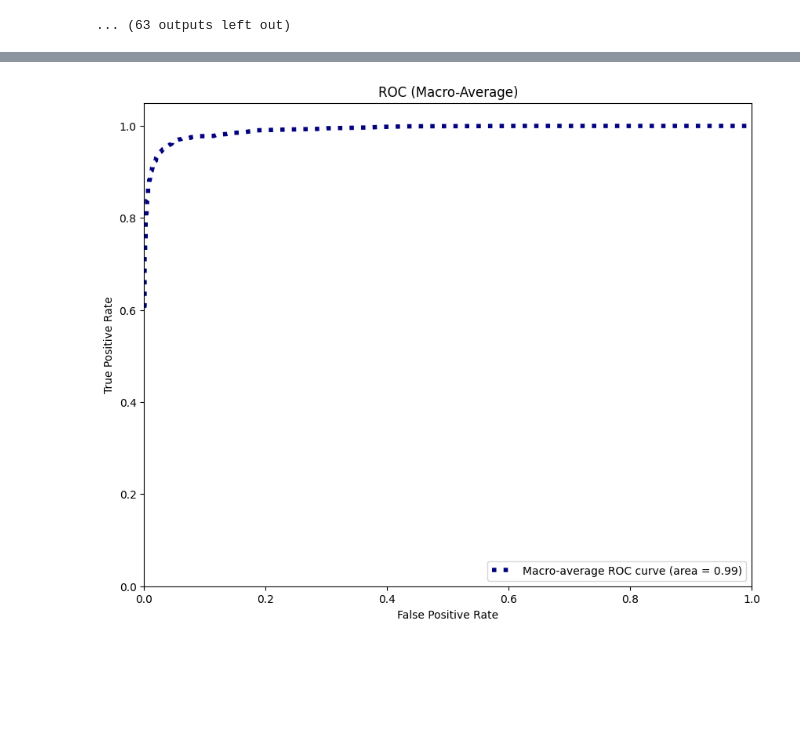
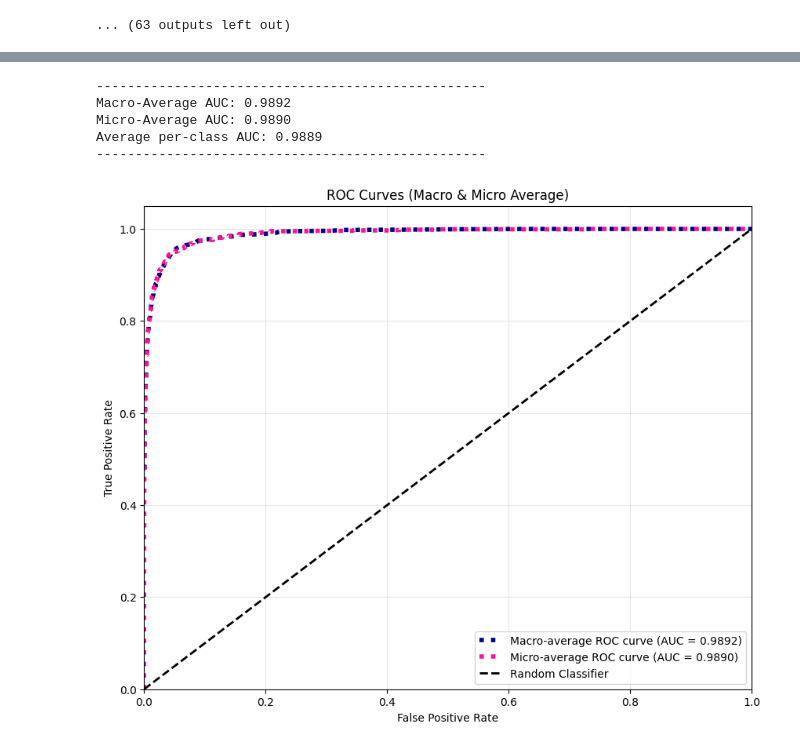
Before and after one commit to ZiadWaleed2003/AI-335-NeuralNets, a Jupyter notebook: src/notebooks/MobileNet.ipynb, the cells around one changed output, grey strips where cells are left out. Saved outputs shown, nothing was run; the diff lists cells and outputs as text; code cells hidden in the pictures; blank space fills up the shorter version.

```diff
--- a/src/notebooks/MobileNet.ipynb
+++ b/src/notebooks/MobileNet.ipynb
@@ -88,8 +88,7 @@ train_transforms = transforms.Compose([
 ])
 
 test_transforms = transforms.Compose([
-    transforms.Resize(256),
-    transforms.CenterCrop(224),
+    transforms.Resize((224, 224)),
     transforms.ToTensor(),
     transforms.Normalize([0.485, 0.456, 0.406], [0.229, 0.224, 0.225])
 ])
@@ -579,6 +583,6 @@ plt.show()
 # %%
 from sklearn.preprocessing import label_binarize
-from sklearn.metrics import roc_curve, auc
+from sklearn.metrics import roc_curve, auc, roc_auc_score
 
 def get_all_probs(model, loader, device):
     model.eval()
@@ -589,7 +593,7 @@ def get_all_probs(model, loader, device):
         for images, labels in tqdm(loader, desc="Getting Probabilities"):
             images = images.to(device)
             outputs = model(images)
-            probs = torch.softmax(outputs, dim=1) # Convert logits to probabilities
+            probs = torch.softmax(outputs, dim=1)  # Convert logits to probabilities
             all_probs.append(probs.cpu().numpy())
             all_labels.append(labels.numpy())
 
@@ -603,37 +607,66 @@ y_test_bin = label_binarize(y_test_np, classes=range(n_classes))
 fpr = dict()
 tpr = dict()
 roc_auc = dict()
 
 for i in range(n_classes):
     fpr[i], tpr[i], _ = roc_curve(y_test_bin[:, i], y_probs[:, i])
     roc_auc[i] = auc(fpr[i], tpr[i])
 
 all_fpr = np.unique(np.concatenate([fpr[i] for i in range(n_classes)]))
 mean_tpr = np.zeros_like(all_fpr)
 
 for i in range(n_classes):
     mean_tpr += np.interp(all_fpr, fpr[i], tpr[i])
 
 mean_tpr /= n_classes
+
 fpr["macro"] = all_fpr
 tpr["macro"] = mean_tpr
 roc_auc["macro"] = auc(fpr["macro"], tpr["macro"])
 
-# 5. Plotting
+# Compute micro-average ROC curve and AUC
+fpr["micro"], tpr["micro"], _ = roc_curve(y_test_bin.ravel(), y_probs.ravel())
+roc_auc["micro"] = auc(fpr["micro"], tpr["micro"])
+
+# Alternative: Using sklearn's built-in functions
+macro_auc = roc_auc_score(y_test_bin, y_probs, average='macro')
+micro_auc = roc_auc_score(y_test_bin, y_probs, average='micro')
+
+# Print AUC values
+print("-" * 50)
+print(f"Macro-Average AUC: {roc_auc['macro']:.4f}")
+print(f"Micro-Average AUC: {roc_auc['micro']:.4f}")
+print(f"Average per-class AUC: {np.mean(list(roc_auc[i] for i in range(n_classes))):.4f}")
+print("-" * 50)
+
+# Plotting
 plt.figure(figsize=(10, 8))
+
 plt.plot(fpr["macro"], tpr["macro"],
-         label=f'Macro-average ROC curve (area = {roc_auc["macro"]:0.2f})',
+         label=f'Macro-average ROC curve (AUC = {roc_auc["macro"]:.4f})',
          color='navy', linestyle=':', linewidth=4)
+
+plt.plot(fpr["micro"], tpr["micro"],
+         label=f'Micro-average ROC curve (AUC = {roc_auc["micro"]:.4f})',
+         color='deeppink', linestyle=':', linewidth=4)
+
+plt.plot([0, 1], [0, 1], 'k--', linewidth=2, label='Random Classifier')
 
 plt.xlim([0.0, 1.0])
 plt.ylim([0.0, 1.05])
 plt.xlabel('False Positive Rate')
 plt.ylabel('True Positive Rate')
-plt.title('ROC (Macro-Average)')
+plt.title('ROC Curves (Macro & Micro Average)')
 plt.legend(loc="lower right")
+plt.grid(alpha=0.3)
 plt.show()
 # %% [output]
+--------------------------------------------------
+Macro-Average AUC: 0.9892
+Micro-Average AUC: 0.9890
+Average per-class AUC: 0.9889
+--------------------------------------------------
-[figure, old version]
+[figure, new version]
 # %%
 auc_scores = []
 for i in range(len(class_names)):
```
Also changed, not shown: parts of 6 cells of this notebook, 3 other files.
